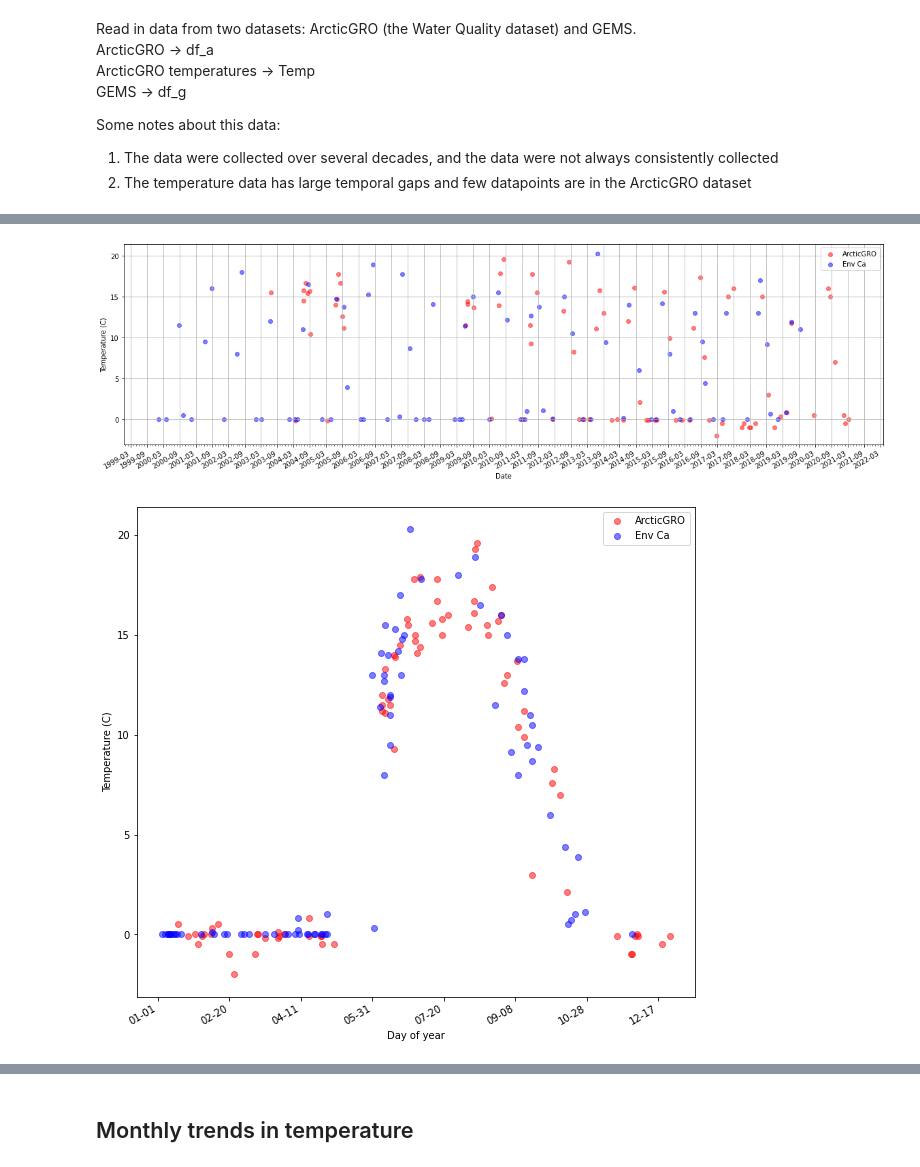
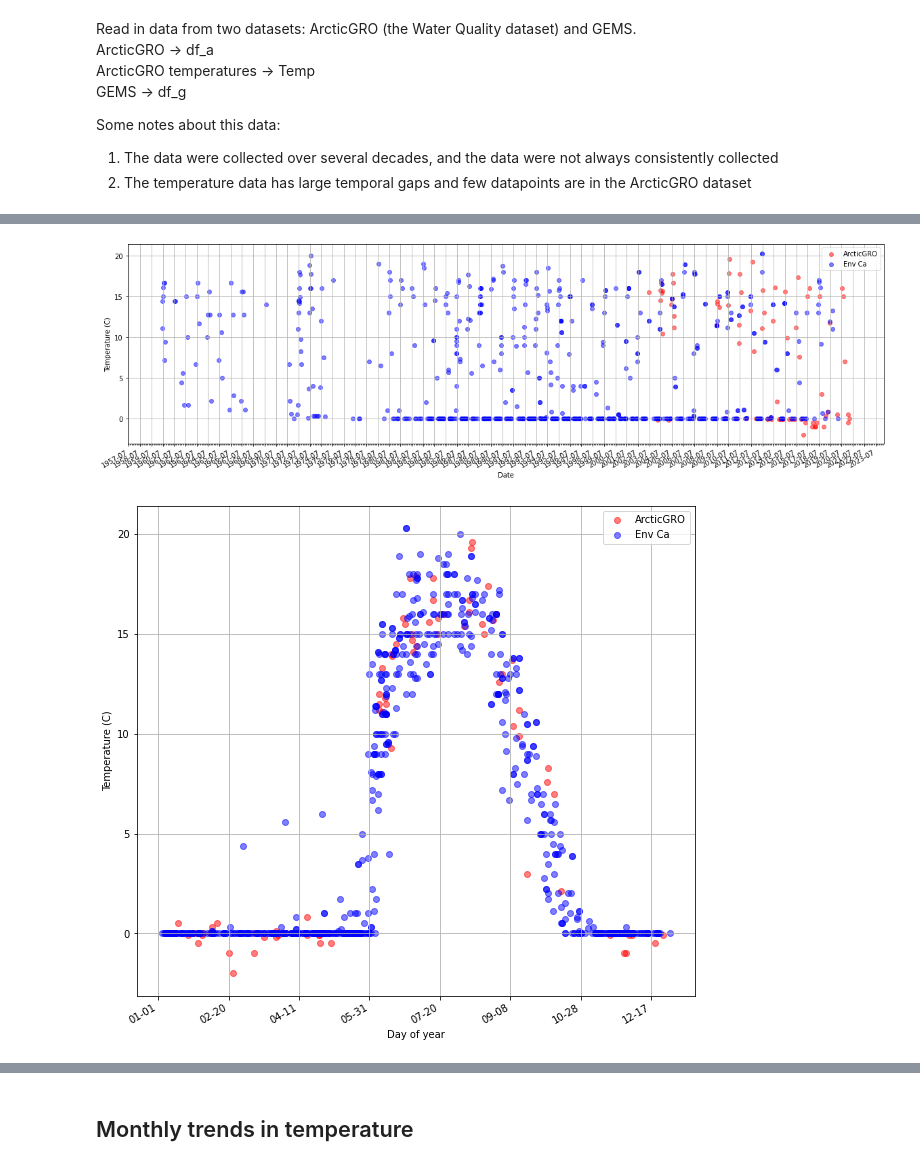
Before and after one commit to mariemccrary/Rivers, a Jupyter notebook: mackenzie.ipynb, the cells around one changed output, grey strips where cells are left out. Cells and saved outputs as stored; diff of their text form; code cells hidden in the pictures.

Commit message:
Added new data, Looked at filtering

```diff
--- a/mackenzie.ipynb
+++ b/mackenzie.ipynb
@@ -47,4 +48,12 @@ df_e = df_e.loc[df_e.SITE_NO == 'NW10LA0003']
 df_e['VALUE_VALEUR'] = df_e.VALUE_VALEUR.astype(float, errors = 'raise')
 df_e = df_e.rename(columns = {'VALUE_VALEUR': 'Temp'})
 df_e = df_e[df_e['Temp'].notna()]
+# %%
+d4 = pd.read_csv('~/Research/Rivers/River_temperature/MackenzieARR_WT.csv', header=0, parse_dates=[4], index_col=[4])
+df_e2 = pd.DataFrame(data = d4)
+df_e2 = df_e2.rename(columns = {'TEMPERATURE WATER (Grouped Deg C)':'Temp'})
+# %%
+d5 = pd.read_csv('~/Research/Rivers/River_Temperature/10LC014_WT.csv', nrows = 288, parse_dates=[0], index_col=[0])
+df_e3 = pd.DataFrame(data = d5)
+df_e3 = df_e3.rename(columns = {'WT':'Temp'})
 # %% [markdown]
@@ -64,39 +89,44 @@ df_e_grouped = df_e.Temp.groupby(df_e.index.month)
 # %%
 fig, ax = plt.subplots(figsize=(20,6))
 
+# ax.scatter(df_g.index.values, df_g.Temp, color = 'Green', label = 'GEMS', alpha = 0.5)
 ax.scatter(df_a.index.values, df_a.Temp, color = 'Red', label = 'ArcticGRO', alpha = 0.5)
 ax.scatter(df_e.index.values, df_e.Temp, color = 'Blue', label = 'Env Ca', alpha = 0.5)
+ax.scatter(df_e2.index.values, df_e2.Temp, color = 'Blue', alpha = 0.5)
+ax.scatter(df_e3.index.values, df_e3.Temp, color = 'Blue', alpha = 0.5)
 
 
 ax.set(xlabel="Date",
        ylabel="Temperature (C)")
 
-# Major ticks every 6 months.
-fmt_half_year = mdates.MonthLocator(interval=6)
+# Major ticks every x months.
+fmt_half_year = mdates.MonthLocator(interval=12)
 ax.xaxis.set_major_locator(fmt_half_year)
 
 # Minor ticks every month.
 fmt_month = mdates.MonthLocator()
 ax.xaxis.set_minor_locator(fmt_month)
 
 # Text in the x axis will be displayed in 'YYYY-mm' format.
 ax.xaxis.set_major_formatter(mdates.DateFormatter('%Y-%m'))
 
 # Rotates and right aligns the x labels, and moves the bottom of the
 # axes up to make room for them.
 fig.autofmt_xdate()
 
 ax.legend()
 plt.grid()
 plt.show()
 # %% [output]
-[figure, old version]
+[figure, new version]
 # %%
 fig, ax = plt.subplots(figsize=(10,10))
 
+#ax.scatter(df_g.index.day_of_year, df_g['Temp'], color = 'Green', label = 'GEMS', alpha = 0.5)
 ax.scatter(df_a.index.day_of_year, df_a['Temp'], color = 'Red', label = 'ArcticGRO', alpha = 0.5)
 ax.scatter(df_e.index.day_of_year, df_e['Temp'], color = 'Blue', label = 'Env Ca', alpha = 0.5)
-
+ax.scatter(df_e2.index.day_of_year, df_e2['Temp'], color = 'Blue', alpha = 0.5)
+ax.scatter(df_e3.index.day_of_year, df_e3['Temp'], color = 'Blue', alpha = 0.5)
 
 ax.set(xlabel="Day of year",
        ylabel="Temperature (C)")
@@ -109,12 +139,13 @@ ax.xaxis.set_major_formatter(mdates.DateFormatter('%m-%d'))
 # # Rotates and right aligns the x labels, and moves the bottom of the
 # # axes up to make room for them.
 fig.autofmt_xdate()
+plt.grid()
 
 # ax.legend()
 plt.show()
 #April 1 to Nov 1, fit a curve through both
 # %% [output]
-[figure, old version]
+[figure, new version]
 # %%
 
 fig, axs = plt.subplots()
```
Also changed, not shown: parts of 36 cells of this notebook.
